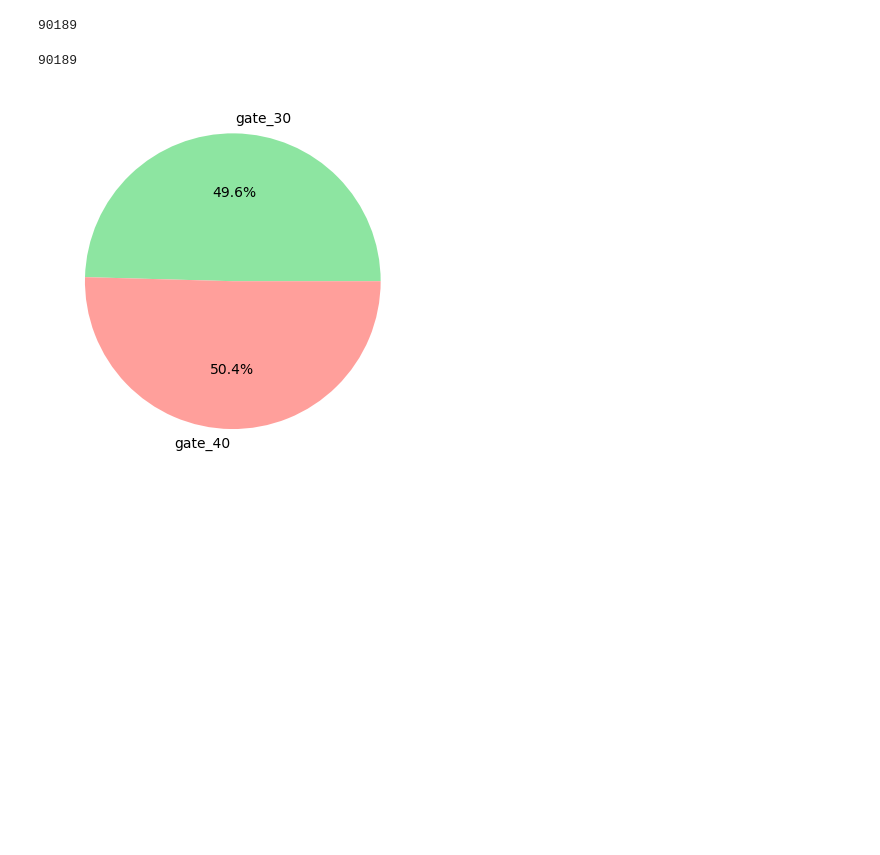
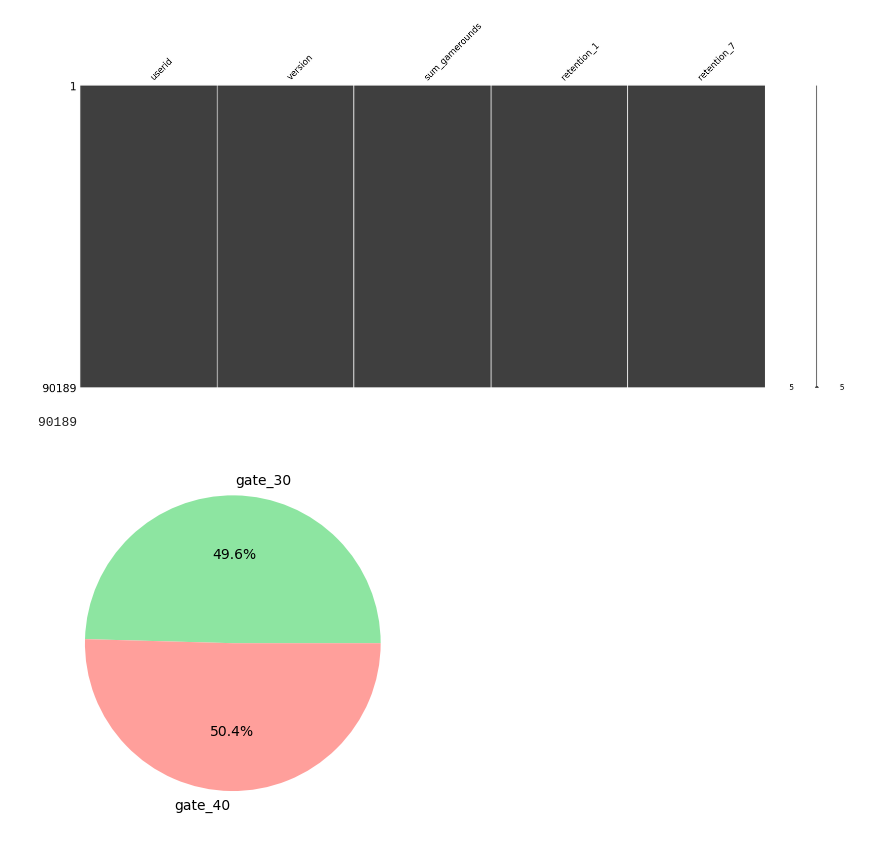
Before and after one commit to ElenaAgapitova/AB_split_testing, a Jupyter notebook: AB_test Cookie Cats/Cookie_Cats_AB_test.ipynb, the cells around one changed output. Saved outputs shown, nothing was run; the diff lists cells and outputs as text; code cells hidden in the pictures; blank space fills up the shorter version.

```diff
--- a/AB_test Cookie Cats/Cookie_Cats_AB_test.ipynb
+++ b/AB_test Cookie Cats/Cookie_Cats_AB_test.ipynb
@@ -62,7 +63,7 @@ df.sample(10)
-# %%
-df.shape[0] # количество наблюдений
-# %% [output]
-90189
+# %%
+msno.matrix(df);
+# %% [output]
+[figure, added]
 # %%
 df.userid.nunique() # количество уникальных игроков
 # %% [output]
```
Also changed, not shown: parts of 16 cells of this notebook.
